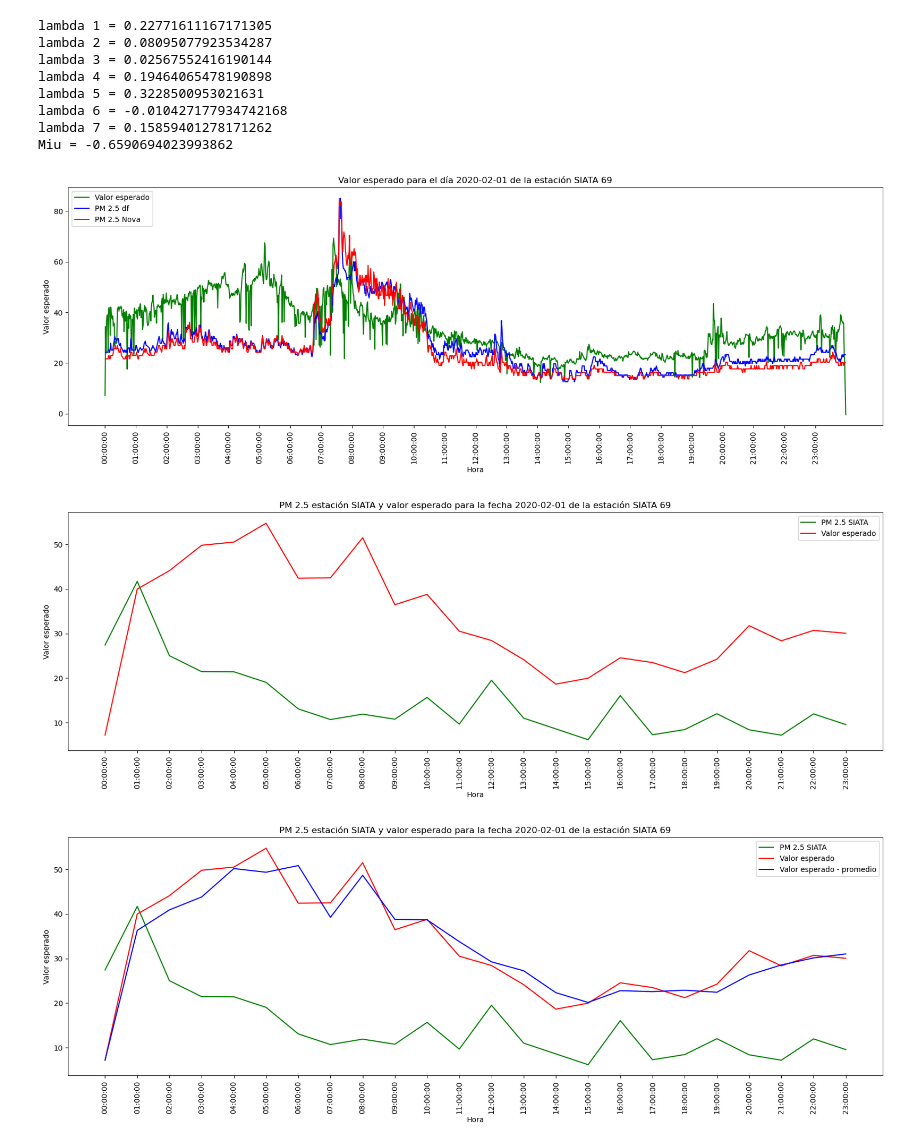
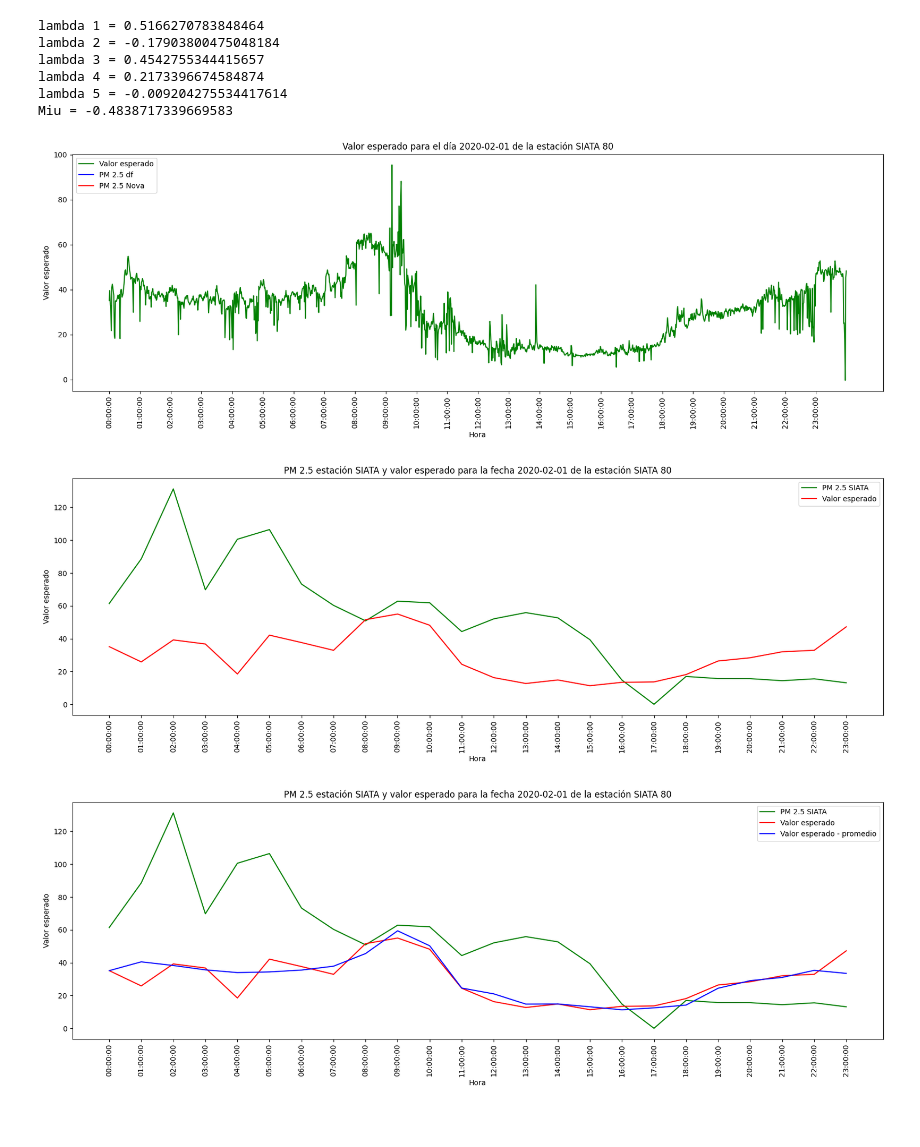
Before and after one commit to ferrcho024/Objetive_1, a Jupyter notebook: Data Interpolation/Kriging.ipynb, the cells around one changed output. Drawn from its saved outputs; the diff is of its cells as text; code cells hidden in the pictures; blank space fills up the shorter version.

```diff
--- a/Data Interpolation/Kriging.ipynb
+++ b/Data Interpolation/Kriging.ipynb
@@ -4,17 +4,19 @@ import numpy as np
 import matplotlib.pyplot as plt
 import math as math
 
-datos = pd.read_csv("F:\PhD\Datos SIATA\Análisis\Descriptivo\datosCoordenados_CS.csv",sep=",")
-clusters = pd.read_csv("F:\PhD\Datos SIATA\Análisis\Descriptivo\clusters.csv",sep=",")
-coor_SIATA = pd.read_csv("F:\PhD\Datos SIATA\Análisis\Descriptivo\coordenadas_SIATA.csv",sep=",")
-coor_CS = pd.read_csv("F:\PhD\Datos SIATA\Análisis\Descriptivo\coordenadas_CS.csv",sep=",")
-datos_SIATA = pd.read_csv("F:\PhD\Datos SIATA\Análisis\Descriptivo\datos_SIATA.csv",sep=",")
+ruta = "G:/PhD/Datos SIATA/Análisis/Descriptivo/"
+
+datos = pd.read_csv(ruta+"datosCoordenados_CS.csv",sep=",")
+clusters = pd.read_csv(ruta+"clusters.csv",sep=",")
+coor_SIATA = pd.read_csv(ruta+"coordenadas_SIATA.csv",sep=",")
+coor_CS = pd.read_csv(ruta+"coordenadas_CS.csv",sep=",")
+datos_SIATA = pd.read_csv(ruta+"datos_SIATA.csv",sep=",")
 
 
 fecha = "2020-02-01"
 fechaSIATA = "01-01-20"
 hora = "00:01:00"  # No se está usando
-estacionSIATA = 69 #
+estacionSIATA = 80 #
 
 # 1. FILTRADO DE DATOS ************************************************************
 
@@ -145,8 +147,10 @@ for h in horas:
         #from scipy.spatial.distance import pdist
 
         j+= 1
-    esperados = esperados.append({"hora":h,
-                                 "valorEsperado":Zo},ignore_index=True)
+    esperados = pd.concat([esperados, pd.DataFrame({"hora":h,"valorEsperado":Zo}, index=[0])],ignore_index=True)
+
+    #esperados = esperados.append({"hora":h,
+    #                             "valorEsperado":Zo},ignore_index=True)
     #print("Para la hora", h, "el valor estimado es:", Zo)
 
 # 6. GRAFICO VALOR ESPERADO VS SENSOR DF Y NOVA ******************************************
@@ -175,8 +179,7 @@ datos_SIATA = datos_SIATA.loc[datos_SIATA.loc[:,"fecha"] == fechaSIATA]
 horas = datos_SIATA.hora.unique().tolist()
 esperados_h = pd.DataFrame(columns=["hora", "valorEsperado"])
 for h in horas:
-    esperados_h = esperados_h.append({"hora":h,
-                                 "valorEsperado":esperados.valorEsperado.loc[esperados.hora == h].values[0]},ignore_index=True)
+    esperados_h = pd.concat([esperados_h, pd.DataFrame({"hora":h, "valorEsperado":esperados.valorEsperado.loc[esperados.hora == h].values[0]}, index=[0])],ignore_index=True)
 
 # 7.1.2 Datos para el gráfico
 plt.figure(figsize=(20, 6), dpi=100)
@@ -205,8 +208,7 @@ for h in horas:
         prom.append(esperados.valorEsperado[cont])
         if esperados.hora[cont] == h:
             #print(prom)
-            esperados_p = esperados_p.append({"hora":h,
-                                 "valorEsperado":round(np.mean(prom),4)},ignore_index=True)
+            esperados_p = pd.concat([esperados_p, pd.DataFrame({"hora":h, "valorEsperado":round(np.mean(prom),4)}, index=[0])],ignore_index=True)
             ban = False
         cont +=1   # Esto para qué???
 
@@ -282,41 +284,39 @@ plt.show()
 
 
 
 
 # for i in fechas:
 #     fecha = df.loc[df.loc[:,"fecha"] == i]
 #     fecha.reset_index(inplace=True, drop=True)  # Reinicia índice del DataFrame
 #     nodos = fecha['codigoSerial'].unique().tolist()
 #     nodos.sort()
 
 #     for j in nodos_CS:
 
 #         if j not in nodos:
 #             continue
 #         for k in nodos_CS:
 #             if j == k or k not in nodos:
 #                 continue
 
 #             print("Valor de j: ",j, " Valor de k", k)
 #             print(fecha.pm25_df.loc[fecha['codigoSerial']==k].values)
 #             print("")
 
 
 
 #nodos_CS = nodos.copy()
 
 
         # resta = df.pm25_df.loc[df['codigoSerial']==int(j)].values
         # print(resta)
 # %% [output]
-lambda 1 = 0.22771611167171305
-lambda 2 = 0.08095077923534287
-lambda 3 = 0.02567552416190144
-lambda 4 = 0.19464065478190898
-lambda 5 = 0.3228500953021631
-lambda 6 = -0.010427177934742168
-lambda 7 = 0.15859401278171262
-Miu = -0.6590694023993862
+lambda 1 = 0.5166270783848464
+lambda 2 = -0.17903800475048184
+lambda 3 = 0.4542755344415657
+lambda 4 = 0.2173396674584874
+lambda 5 = -0.009204275534417614
+Miu = -0.4838717339669583
-[figure, old version]
+[figure, new version]
-[figure, old version]
+[figure, new version]
-[figure, old version]
+[figure, new version]
```
Also changed, not shown: parts of 31 cells of this notebook, 9 other files.
